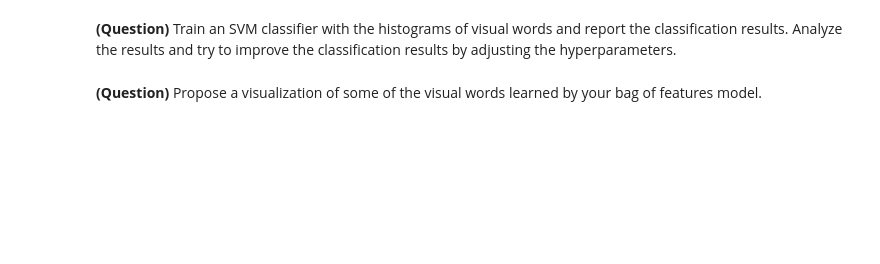
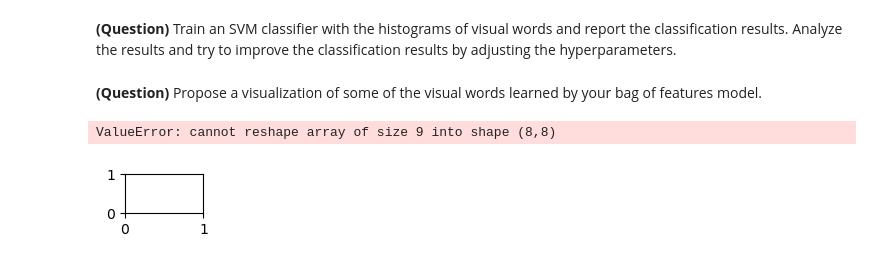
Before and after one commit to daJster/Machine_learning_2023, a Jupyter notebook: ml-tp3.ipynb, the cells around one changed output. Cells and saved outputs as stored; diff of their text form; code cells hidden in the pictures; blank space fills up the shorter version.

```diff
--- a/ml-tp3.ipynb
+++ b/ml-tp3.ipynb
@@ -84,5 +142,15 @@ raise NotImplementedError()
 # %% [markdown]
 **(Question)** Compute HOG features for the whole dataset. If it takes too long, you can directly load them from the provided `hog.tgz` file.
 # %%
-# YOUR CODE HERE
-raise NotImplementedError()
+# hog = []
+# for image in images :
+#     hog.append(hog_features(image))
+# hog = np.array(hog)
+
+# Loading the hog features
+hog = np.load('hog.npy')
+
+hog = hog.reshape((-1, hog.shape[2]))
+print("Hog features shape : ", hog.shape)
+labels = np.array([elem for elem in labels for _ in range(1024)])
+print("labels shape : ", labels.shape)
@@ -91,8 +162,7 @@ raise NotImplementedError()
 
 *Hint*: you can use the `train_test_split` method from `sklearn.model_selection`.
 # %%
-# YOUR CODE HERE
-raise NotImplementedError()
+hog_train, hog_test, y_train, y_test = train_test_split(hog, labels, test_size=0.25, random_state=42)
 # %% [markdown]
 ### 4. Bag of features
 
@@ -103,17 +173,18 @@ We will now implement the bag of features approach. It is composed on three main
 # %% [markdown]
 **(Question)** Build the vocabulary of visual words with K-Means. The vocabulary size corresponds to the number of clusters.
 # %%
+
 def build_vocabulary(features, voc_size=100):
     # Cluster features into a visual vocabulary with K-Means algorithm,
     # then return the trained classified object.
     # You can use the MiniBatchKMeans class for very similar results
     # but faster run time
-    # YOUR CODE HERE
-    raise NotImplementedError()
+    kmeans = KMeans(n_clusters=voc_size)
+    kmeans.fit(features)
+    return kmeans
 # %%
 # Build the vocabulary from train features
-# YOUR CODE HERE
-raise NotImplementedError()
+vocabulary = build_vocabulary(hog_train, voc_size=100)
 # %%
 assert vocabulary.n_clusters == 100
 assert vocabulary.n_features_in_ == 9
@@ -150,5 +226,12 @@ raise NotImplementedError()
 # %% [markdown]
 **(Question)** Propose a visualization of some of the visual words learned by your bag of features model.
 # %%
-# YOUR CODE HERE
-raise NotImplementedError()
+plt.figure(figsize=(12, 6))
+for i in range(vocabulary.n_clusters):
+    plt.subplot(10, 10, i + 1)
+    plt.imshow(vocabulary.cluster_centers_[i].reshape(8, 8), cmap='gray')
+    plt.axis('off')
+plt.show()
+# %% [output]
+ValueError: cannot reshape array of size 9 into shape (8,8)
+[figure, added]
```
Also changed, not shown: parts of 12 cells of this notebook.
